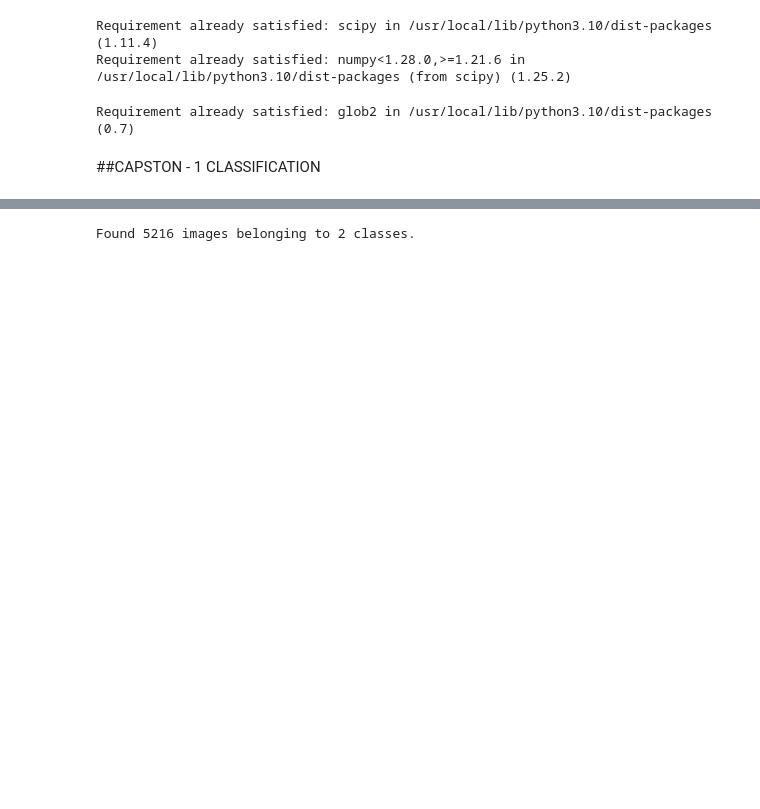
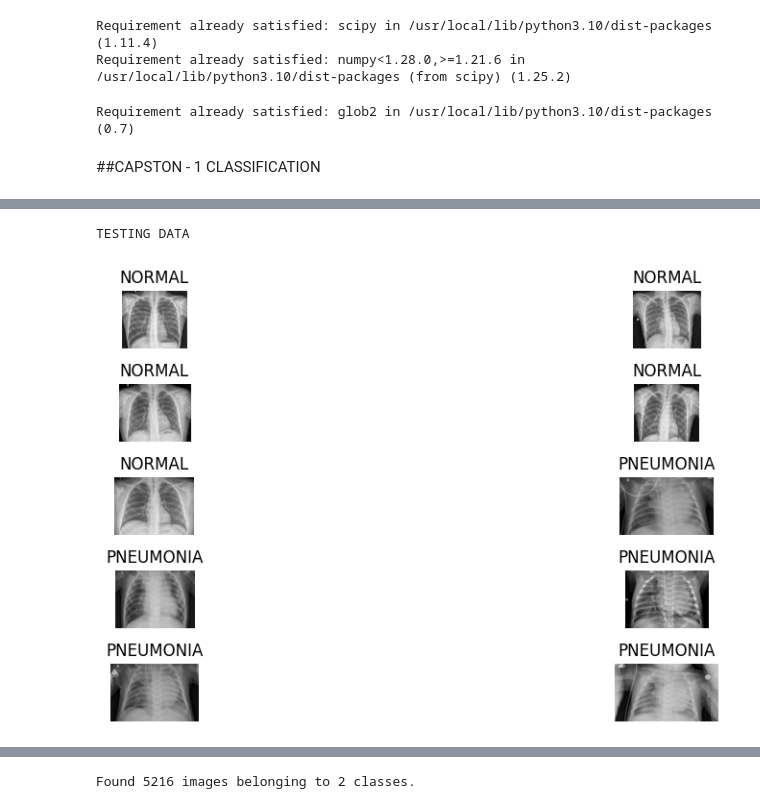
Before and after one commit to gautami2003/Chest-XRay, a Jupyter notebook: main.ipynb, the cells around one changed output, grey strips where cells are left out. Saved outputs shown, nothing was run; the diff lists cells and outputs as text; code cells hidden in the pictures; blank space fills up the shorter version.

```diff
--- a/main.ipynb
+++ b/main.ipynb
@@ -115,0 +81,8 @@ fig.show()
+# %%
+# Display sample images
+#TESTING DATA
+print('\nTESTING DATA\n')
+display_sample_images(testing_data)
+# %% [output]
+TESTING DATA
+[figure, added]
```
Also changed, not shown: parts of 27 cells of this notebook.
